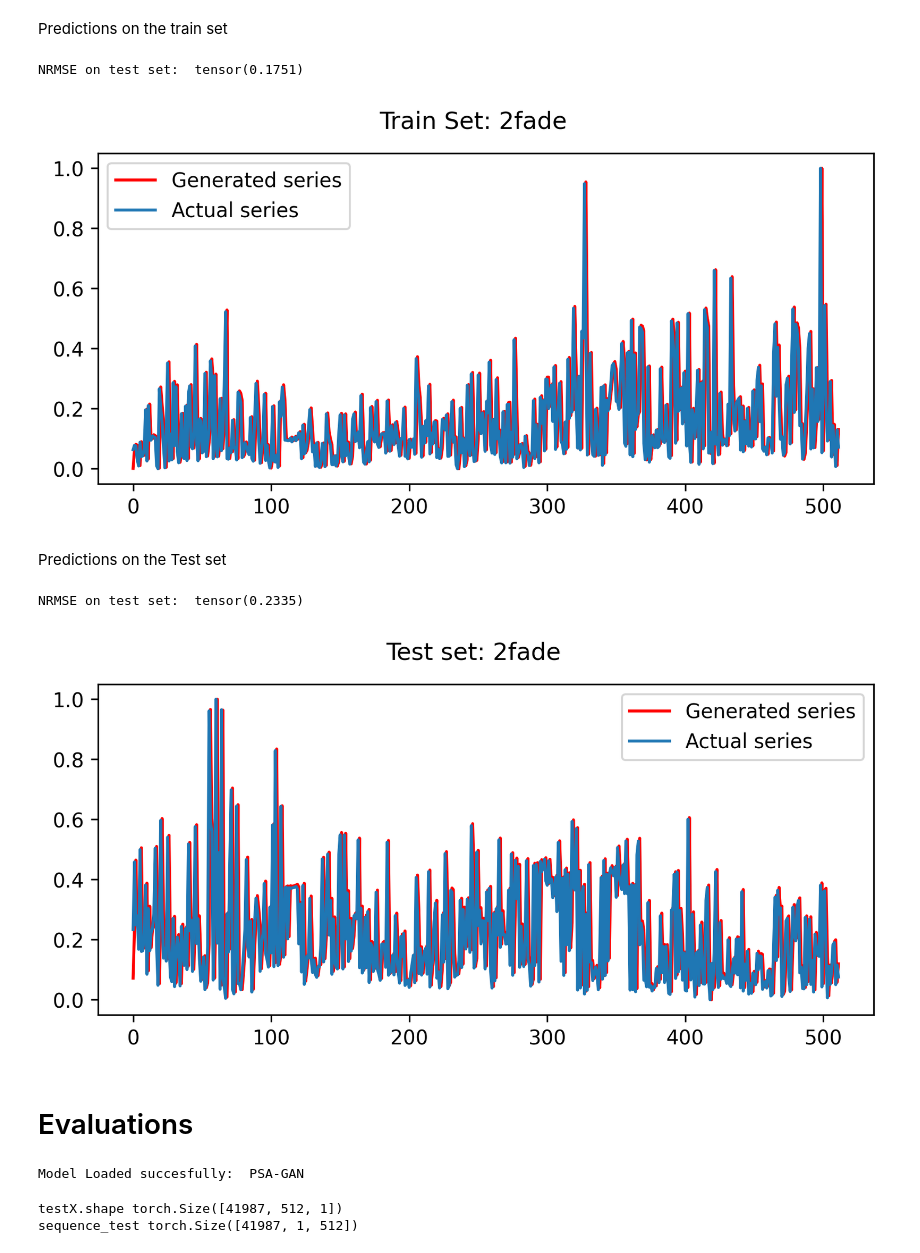
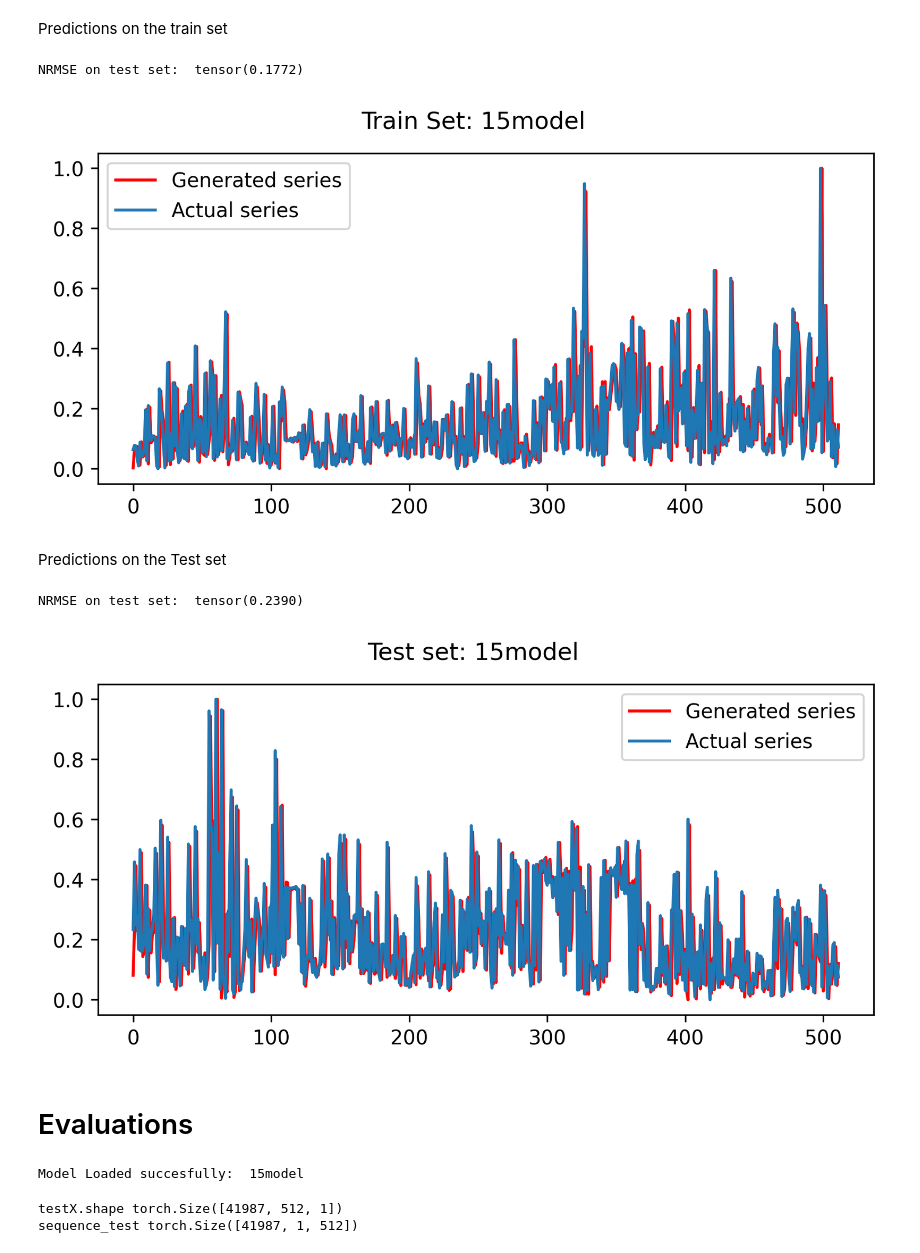
Before and after one commit to francomano/PSA-GAN, a Jupyter notebook: Main_Notebook.ipynb, the cells around one changed output. Drawn from its saved outputs; the diff is of its cells as text; code cells hidden in the pictures.

```diff
--- a/Main_Notebook.ipynb
+++ b/Main_Notebook.ipynb
@@ -367,6 +368,6 @@ Wall time: 13min 53s
 # %% [markdown]
 LOAD MODEL
 # %%
-name_model="2fade"
+name_model="15model"
 G,D = utils.load_model(path,name_model)
 # %% [output]
@@ -375,8 +376,8 @@ Model Loaded succesfully:  2fade
 Predictions on the train set
 # %%
 t = train_set[len(trainX):len(trainX)+seq_length]
-batch_size=347
-#batch_size=121
+#batch_size=347
+batch_size=121
 with torch.no_grad():
 
     generated_series = G(trainX[len(trainX)-batch_size:],1,(G.step-1))
@@ -391,42 +392,42 @@ nrmse=metrics.nrmse(torch.Tensor(generated_series), torch.Tensor(aux))
 print("NRMSE on test set: ",nrmse)
 plotting.plot_prediction(generated_series[batch_size-1], aux, 'Train Set: ',name_model)
 # %% [output]
-NRMSE on test set:  tensor(0.1751)
+NRMSE on test set:  tensor(0.1772)
-[figure, old version]
+[figure, new version]
 # %% [markdown]
 Predictions on the Test set
 # %%
 
 seq_length = 512 #it is tau in the paper
 
-batch_size=347
+batch_size=121
 
 t = test_set[len(testX):len(testX)+seq_length]
 
 with torch.no_grad():
 
     generated_series = G(testX[len(testX)-batch_size:],1,(G.step-1))
     generated_series=generated_series.permute(0,2,1)
     #print("generated_series: ",generated_series.shape)
     generated_series = generated_series.to("cpu").detach().numpy()
 
 generated_series[batch_size-1]=utils.scale(generated_series[batch_size-1])
 aux=utils.scale(t)
 
 nrmse=metrics.nrmse(torch.Tensor(generated_series), torch.Tensor(aux))
 print("NRMSE on test set: ",nrmse)
 plotting.plot_prediction(generated_series[batch_size-1], aux, "Test set: ", name_model)
 # %% [output]
-NRMSE on test set:  tensor(0.2335)
+NRMSE on test set:  tensor(0.2390)
-[figure, old version]
+[figure, new version]
 # %% [markdown]
 # Evaluations
 # %%
-name_model="PSA-GAN"
+name_model="15model"
 G,D = utils.load_model(path,name_model)
-batch_size=347
+batch_size=121
 # %% [output]
-Model Loaded succesfully:  PSA-GAN
+Model Loaded succesfully:  15model
 # %%
 
 print("testX.shape",testX.shape)
```
Also changed, not shown: parts of 8 cells of this notebook, 4 other files.
